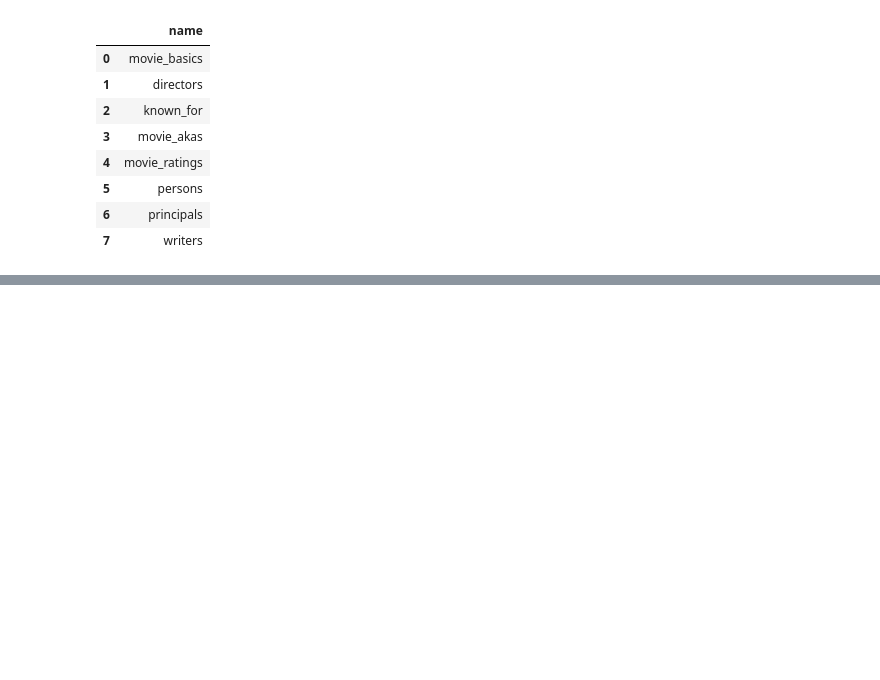
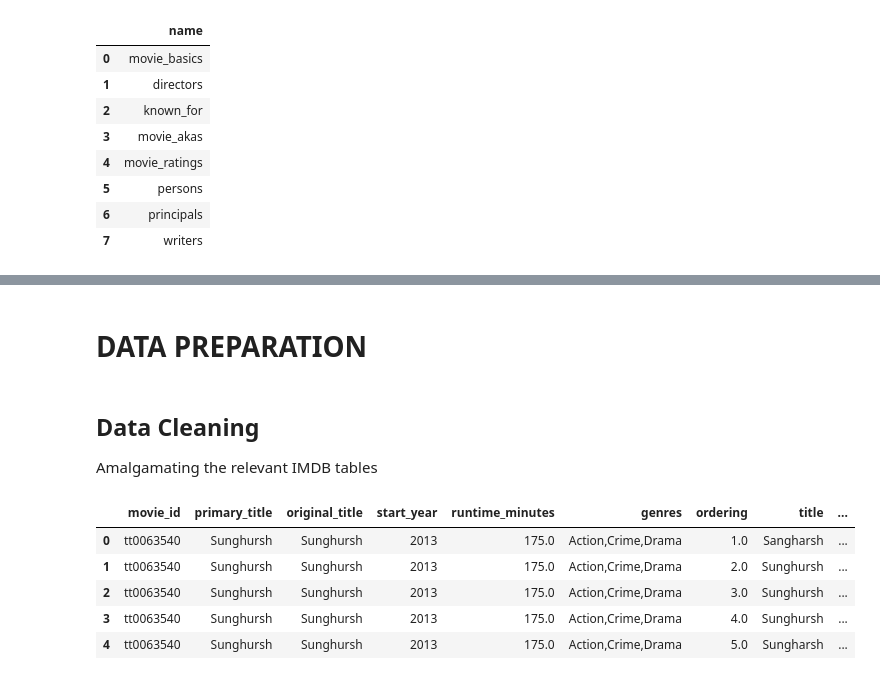
Before and after one commit to Aachiko/Microsoft-Movie-Market-Analysis, a Jupyter notebook: phase_1_project.ipynb, the cells around one changed output, grey strips where cells are left out. Saved outputs shown, nothing was run; the diff lists cells and outputs as text; code cells hidden in the pictures; blank space fills up the shorter version.

```diff
--- a/phase_1_project.ipynb
+++ b/phase_1_project.ipynb
@@ -397,0 +237,18 @@ TypeError: 'value' must be an instance of str or bytes, not a float
+# %% [markdown]
+# DATA PREPARATION
+# %% [markdown]
+## Data Cleaning
+Amalgamating the relevant IMDB tables
+# %%
+#Merge movie_basics_table and movie_akas_table using movie_id column
+General_info1 = pd.merge(movie_basics_table, movie_akas_table, on = 'movie_id', how = 'outer')
+#Remove duplicates
+General_info2 = General_info1.drop_duplicates()
+General_info2.head()
+# %% [output]
+|  | movie_id | primary_title | original_title | start_year | runtime_minutes | genres | ordering | title | ... |
+| 0 | tt0063540 | Sunghursh | Sunghursh | 2013 | 175.0 | Action,Crime,Drama | 1.0 | Sangharsh | ... |
+| 1 | tt0063540 | Sunghursh | Sunghursh | 2013 | 175.0 | Action,Crime,Drama | 2.0 | Sunghursh | ... |
+| 2 | tt0063540 | Sunghursh | Sunghursh | 2013 | 175.0 | Action,Crime,Drama | 3.0 | Sunghursh | ... |
+| 3 | tt0063540 | Sunghursh | Sunghursh | 2013 | 175.0 | Action,Crime,Drama | 4.0 | Sunghursh | ... |
+| 4 | tt0063540 | Sunghursh | Sunghursh | 2013 | 175.0 | Action,Crime,Drama | 5.0 | Sungharsh | ... |
```
Also changed, not shown: parts of 51 cells of this notebook, 1 other file.
